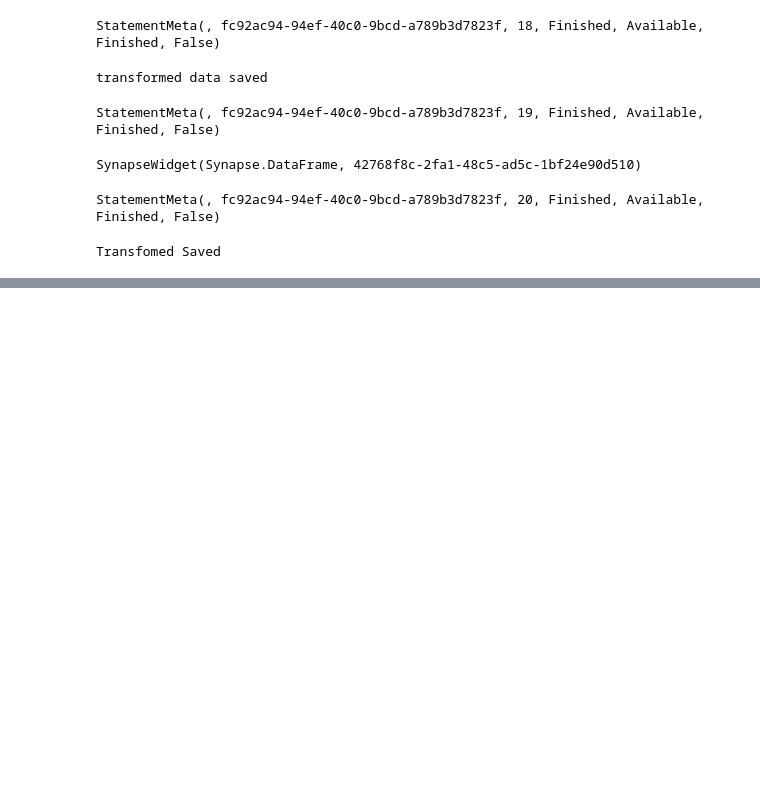
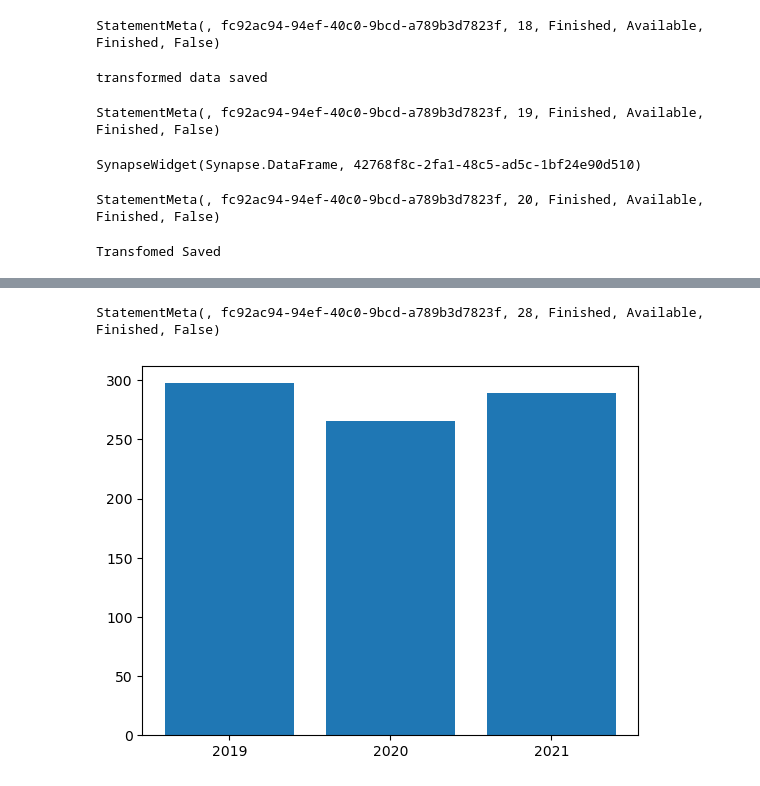
Before and after one commit to jnybrahma/Azure_Fabric_Data, a Jupyter notebook: SparkDataAnalysisNotebook.ipynb, the cells around one changed output, grey strips where cells are left out. Drawn from its saved outputs; the diff is of its cells as text; code cells hidden in the pictures; blank space fills up the shorter version.

```diff
--- a/SparkDataAnalysisNotebook.ipynb
+++ b/SparkDataAnalysisNotebook.ipynb
@@ -118,0 +172,9 @@ Transfomed Saved
+# %%
+## Create chart
+sqlQuery = "SELECT CAST(YEAR(OrderDate) AS CHAR(4)) AS OrderYear, \
+               SUM(Price * Quantity) As GrossRevenue \
+               FROM Salesorders \
+               GROUP BY YEAR(OrderDate) \
+               ORDER BY OrderYear "
+df_spark = spark.sql(sqlQuery)
+df_spark.show()
@@ -118,0 +190,11 @@ Transfomed Saved
+# %%
+## Create chart using matplot lib
+from matplotlib import pyplot as plt
+
+df_sales = df_spark.toPandas()
+plt.bar(x=df_sales['OrderYear'], height=df_sales['GrossRevenue'])
+
+plt.show()
+# %% [output]
+StatementMeta(, fc92ac94-94ef-40c0-9bcd-a789b3d7823f, 28, Finished, Available, Finished, False)
+[figure, added]
```
Also changed, not shown: parts of 11 cells of this notebook.
